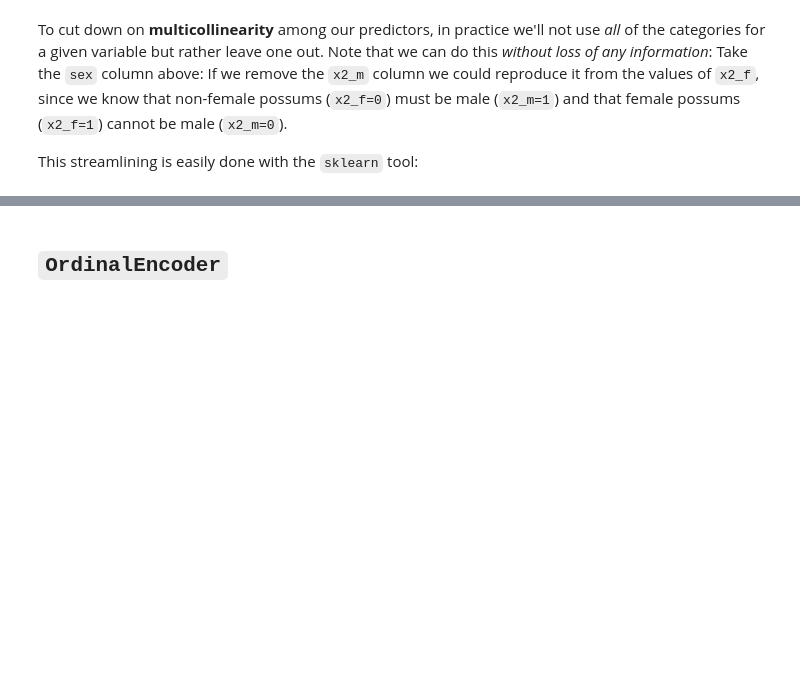
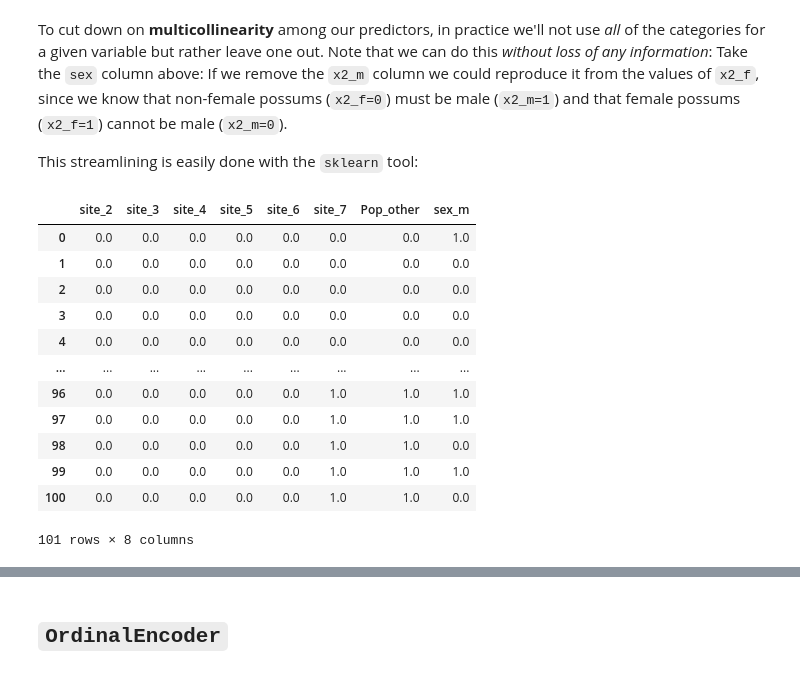
Before and after one commit to flatiron-school/NTL-DS-080723, a Jupyter notebook: 3phase/30-regression_categorical_variables.ipynb, the cells around one changed output, grey strips where cells are left out. Cells and saved outputs as stored; diff of their text form; code cells hidden in the pictures; blank space fills up the shorter version.

```diff
--- a/3phase/30-regression_categorical_variables.ipynb
+++ b/3phase/30-regression_categorical_variables.ipynb
@@ -274,9 +317,23 @@ This streamlining is easily done with the `sklearn` tool:
 # %%
 ohe3 = OneHotEncoder(drop='first')
 ohe3.fit(possum_cats)
 possums_encoded = pd.DataFrame(ohe3.transform(possum_cats).todense(),
-                               columns=ohe3.get_feature_names())
+                               columns=ohe3.get_feature_names_out())
 possums_encoded
+# %% [output]
+|  | site_2 | site_3 | site_4 | site_5 | site_6 | site_7 | Pop_other | sex_m |
+| 0 | 0.0 | 0.0 | 0.0 | 0.0 | 0.0 | 0.0 | 0.0 | 1.0 |
+| 1 | 0.0 | 0.0 | 0.0 | 0.0 | 0.0 | 0.0 | 0.0 | 0.0 |
+| 2 | 0.0 | 0.0 | 0.0 | 0.0 | 0.0 | 0.0 | 0.0 | 0.0 |
+| 3 | 0.0 | 0.0 | 0.0 | 0.0 | 0.0 | 0.0 | 0.0 | 0.0 |
+| 4 | 0.0 | 0.0 | 0.0 | 0.0 | 0.0 | 0.0 | 0.0 | 0.0 |
+| ... | ... | ... | ... | ... | ... | ... | ... | ... |
+| 96 | 0.0 | 0.0 | 0.0 | 0.0 | 0.0 | 1.0 | 1.0 | 1.0 |
+| 97 | 0.0 | 0.0 | 0.0 | 0.0 | 0.0 | 1.0 | 1.0 | 1.0 |
+| 98 | 0.0 | 0.0 | 0.0 | 0.0 | 0.0 | 1.0 | 1.0 | 0.0 |
+| 99 | 0.0 | 0.0 | 0.0 | 0.0 | 0.0 | 1.0 | 1.0 | 1.0 |
+| 100 | 0.0 | 0.0 | 0.0 | 0.0 | 0.0 | 1.0 | 1.0 | 0.0 |
+101 rows × 8 columns
 # %%
 X2 = pd.concat([X_nums_scaled, possums_encoded], axis=1)
 X2
```
Also changed, not shown: parts of 11 cells of this notebook.
